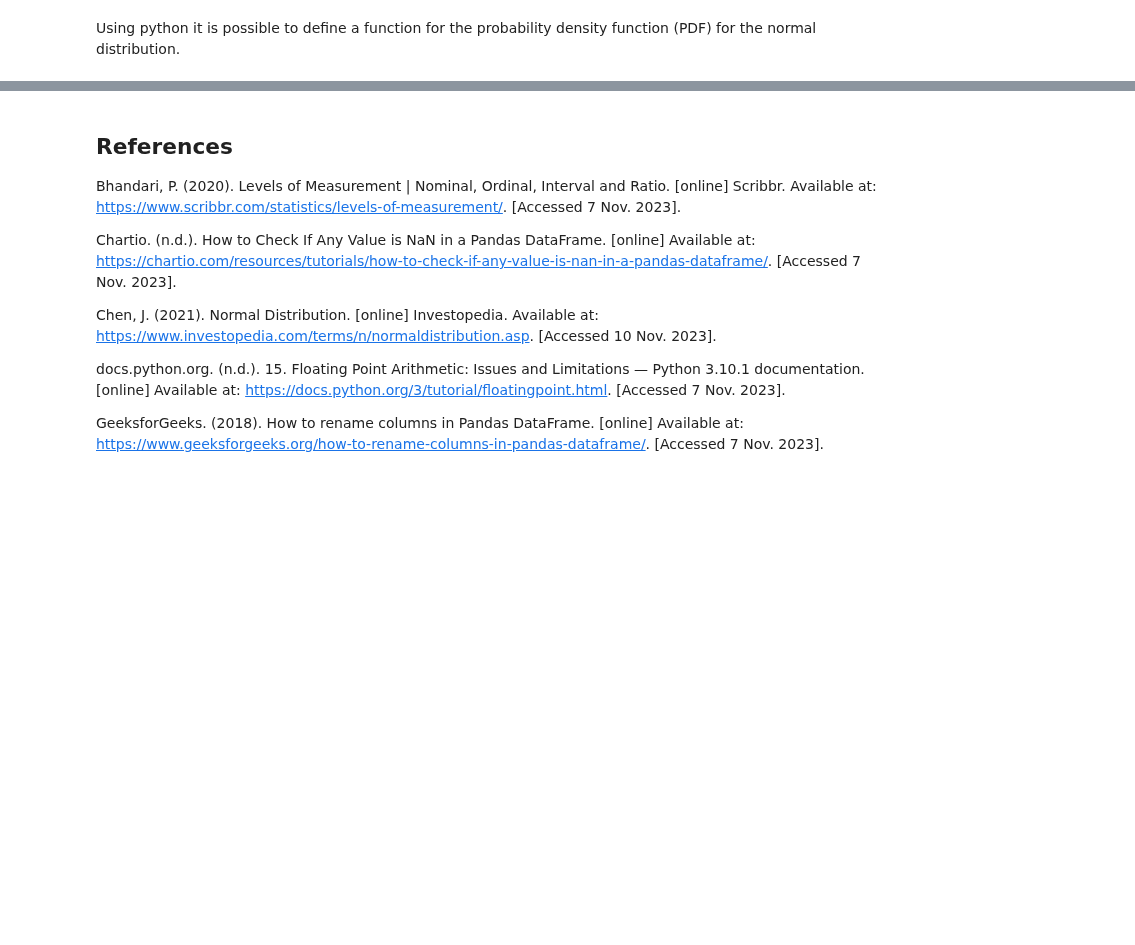
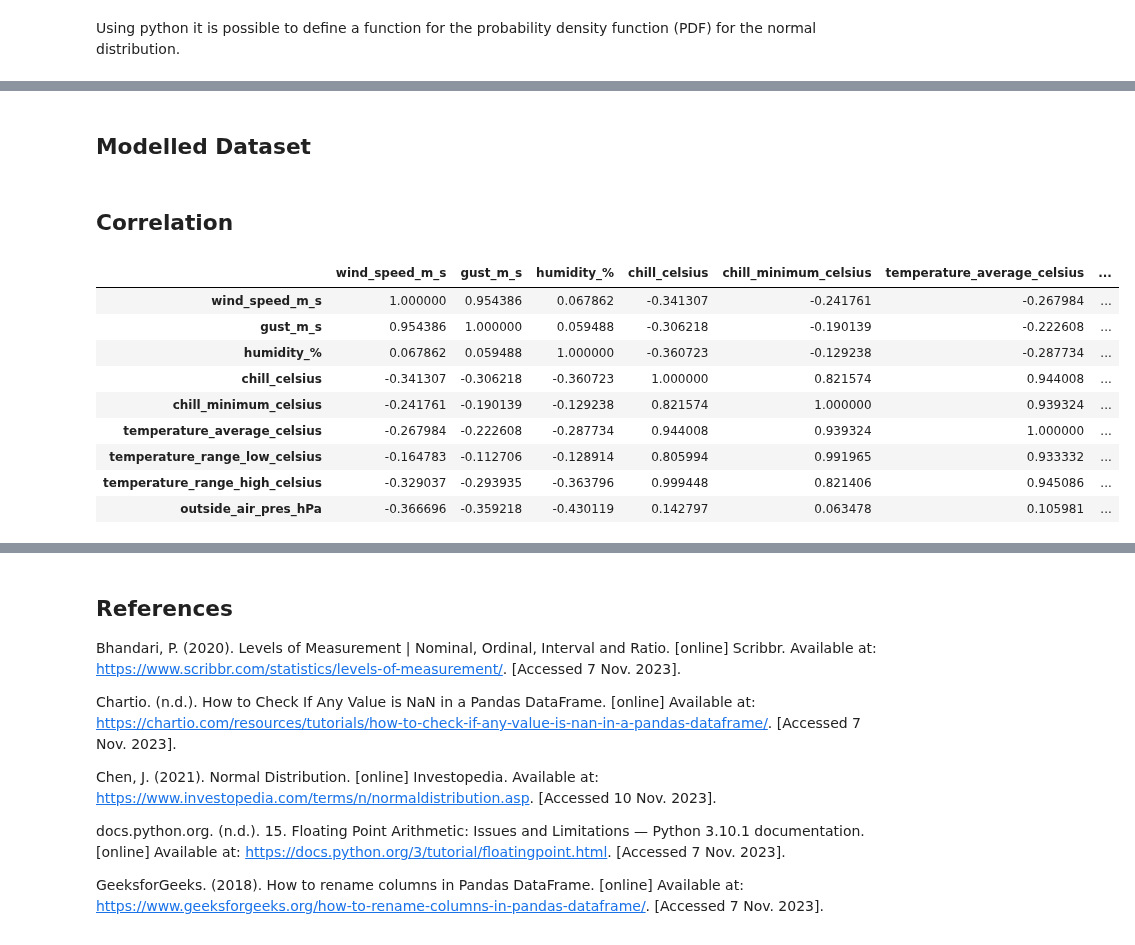
Before and after one commit to humphs078/ProgrammingforDataAnalysisAssignment_1, a Jupyter notebook: submission_notebook.ipynb, the cells around one changed output, grey strips where cells are left out. Saved outputs shown, nothing was run; the diff lists cells and outputs as text; code cells hidden in the pictures; blank space fills up the shorter version.

```diff
--- a/submission_notebook.ipynb
+++ b/submission_notebook.ipynb
@@ -692,0 +689,17 @@ plt.show()
+# %% [markdown]
+## Modelled Dataset <a id="modelled-dataset"></a>
+# %% [markdown]
+## Correlation <a id="correlation"></a>
+# %%
+garden_weather.corr()
+# %% [output]
+|  | wind_speed_m_s | gust_m_s | humidity_% | chill_celsius | chill_minimum_celsius | temperature_average_celsius | ... |
+| wind_speed_m_s | 1.000000 | 0.954386 | 0.067862 | -0.341307 | -0.241761 | -0.267984 | ... |
+| gust_m_s | 0.954386 | 1.000000 | 0.059488 | -0.306218 | -0.190139 | -0.222608 | ... |
+| humidity_% | 0.067862 | 0.059488 | 1.000000 | -0.360723 | -0.129238 | -0.287734 | ... |
+| chill_celsius | -0.341307 | -0.306218 | -0.360723 | 1.000000 | 0.821574 | 0.944008 | ... |
+| chill_minimum_celsius | -0.241761 | -0.190139 | -0.129238 | 0.821574 | 1.000000 | 0.939324 | ... |
+| temperature_average_celsius | -0.267984 | -0.222608 | -0.287734 | 0.944008 | 0.939324 | 1.000000 | ... |
+| temperature_range_low_celsius | -0.164783 | -0.112706 | -0.128914 | 0.805994 | 0.991965 | 0.933332 | ... |
+| temperature_range_high_celsius | -0.329037 | -0.293935 | -0.363796 | 0.999448 | 0.821406 | 0.945086 | ... |
+| outside_air_pres_hPa | -0.366696 | -0.359218 | -0.430119 | 0.142797 | 0.063478 | 0.105981 | ... |
```
Also changed, not shown: parts of 3 cells of this notebook.
